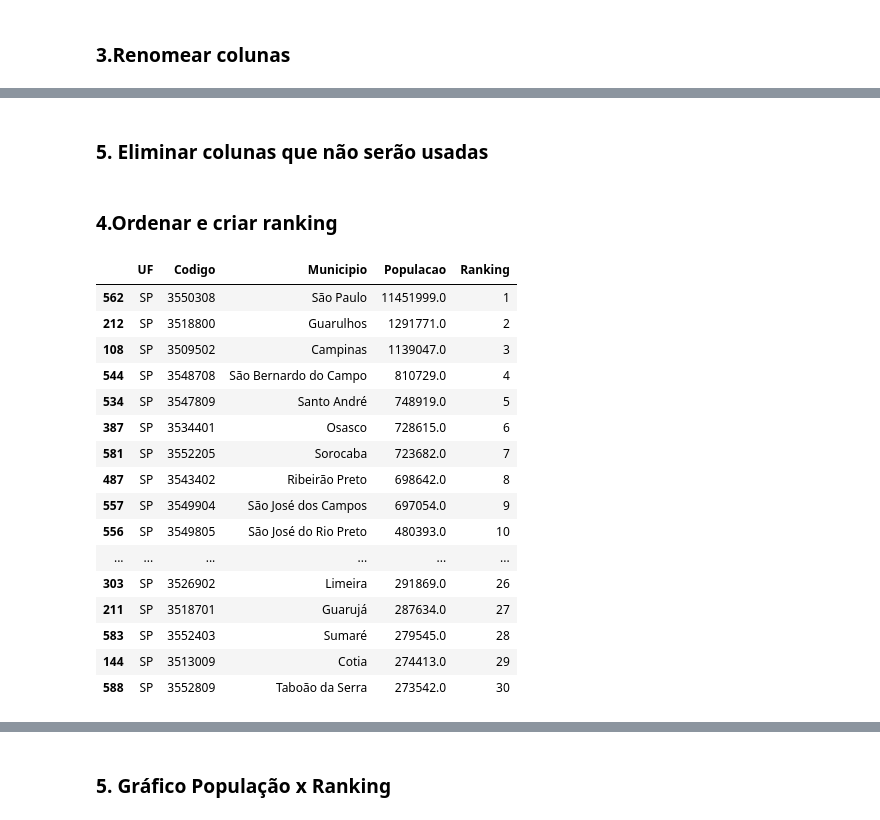
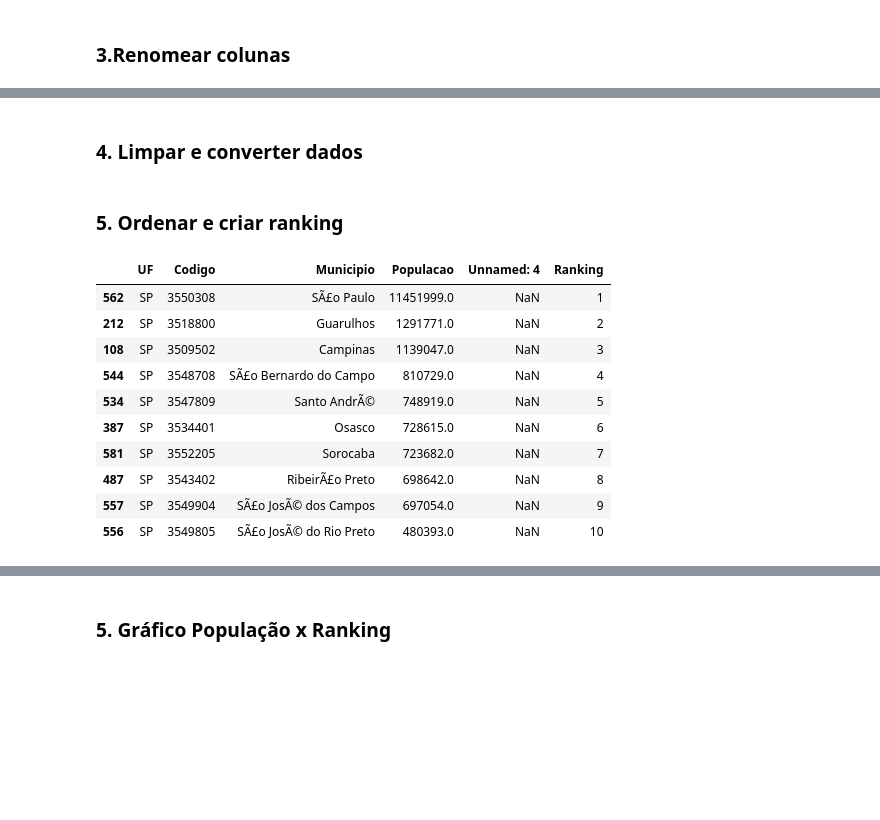
Before and after one commit to barbarajunq131/Programas, a Jupyter notebook: exercicio_3_atrasado__desenvolvimento_regional.ipynb, the cells around one changed output, grey strips where cells are left out. Drawn from its saved outputs; the diff is of its cells as text; code cells hidden in the pictures; blank space fills up the shorter version.

```diff
--- a/exercicio_3_atrasado__desenvolvimento_regional.ipynb
+++ b/exercicio_3_atrasado__desenvolvimento_regional.ipynb
@@ -80,10 +80,12 @@ Colunas encontradas: ['Sigla', 'CÃ³digo', 'MunicÃ\xadpio', '2022', 'Unnamed:
 # %% [markdown]
 ### 3.Renomear colunas
 # %%
-df.columns = df.columns.str.strip()
 df = df.rename(columns={
     'Sigla': 'UF',
     'CÃ³digo': 'Codigo',
     'MunicÃ\xadpio': 'Municipio',
     '2022': 'Populacao'
 })
+print("\n2. PRIMEIRAS 5 LINHAS DO DATAFRAME:")
+print("-" * 40)
+print(df.head())
@@ -92,31 +101,23 @@ df = df.rename(columns={
-# %%
-df['Municipio'] = df['Municipio'].str.encode('latin1').str.decode('utf-8')
-# %% [markdown]
-### 5. Eliminar colunas que não serão usadas
-# %%
-if 'Unnamed: 4' in df.columns:
-    df = df.drop(columns=['Unnamed: 4'])
+# %% [markdown]
+### 4. Limpar e converter dados
+# %%
+df['Populacao'] = pd.to_numeric(df['Populacao'], errors='coerce')
+df = df.dropna(subset=['Populacao'])
 # %% [markdown]
-### 4.Ordenar e criar ranking
+### 5. Ordenar e criar ranking
 # %%
 df = df.sort_values(by='Populacao', ascending=False)
 df['Ranking'] = np.arange(1, len(df) + 1)
-df.head(30)
+df.head(10)
 # %% [output]
-|  | UF | Codigo | Municipio | Populacao | Ranking |
-| 562 | SP | 3550308 | São Paulo | 11451999.0 | 1 |
-| 212 | SP | 3518800 | Guarulhos | 1291771.0 | 2 |
-| 108 | SP | 3509502 | Campinas | 1139047.0 | 3 |
-| 544 | SP | 3548708 | São Bernardo do Campo | 810729.0 | 4 |
-| 534 | SP | 3547809 | Santo André | 748919.0 | 5 |
-| 387 | SP | 3534401 | Osasco | 728615.0 | 6 |
-| 581 | SP | 3552205 | Sorocaba | 723682.0 | 7 |
-| 487 | SP | 3543402 | Ribeirão Preto | 698642.0 | 8 |
-| 557 | SP | 3549904 | São José dos Campos | 697054.0 | 9 |
-| 556 | SP | 3549805 | São José do Rio Preto | 480393.0 | 10 |
-| ... | ... | ... | ... | ... | ... |
-| 303 | SP | 3526902 | Limeira | 291869.0 | 26 |
-| 211 | SP | 3518701 | Guarujá | 287634.0 | 27 |
-| 583 | SP | 3552403 | Sumaré | 279545.0 | 28 |
-| 144 | SP | 3513009 | Cotia | 274413.0 | 29 |
-| 588 | SP | 3552809 | Taboão da Serra | 273542.0 | 30 |
+|  | UF | Codigo | Municipio | Populacao | Unnamed: 4 | Ranking |
+| 562 | SP | 3550308 | SÃ£o Paulo | 11451999.0 | NaN | 1 |
+| 212 | SP | 3518800 | Guarulhos | 1291771.0 | NaN | 2 |
+| 108 | SP | 3509502 | Campinas | 1139047.0 | NaN | 3 |
+| 544 | SP | 3548708 | SÃ£o Bernardo do Campo | 810729.0 | NaN | 4 |
+| 534 | SP | 3547809 | Santo AndrÃ© | 748919.0 | NaN | 5 |
+| 387 | SP | 3534401 | Osasco | 728615.0 | NaN | 6 |
+| 581 | SP | 3552205 | Sorocaba | 723682.0 | NaN | 7 |
+| 487 | SP | 3543402 | RibeirÃ£o Preto | 698642.0 | NaN | 8 |
+| 557 | SP | 3549904 | SÃ£o JosÃ© dos Campos | 697054.0 | NaN | 9 |
+| 556 | SP | 3549805 | SÃ£o JosÃ© do Rio Preto | 480393.0 | NaN | 10 |
```
Also changed, not shown: parts of 19 cells of this notebook.
